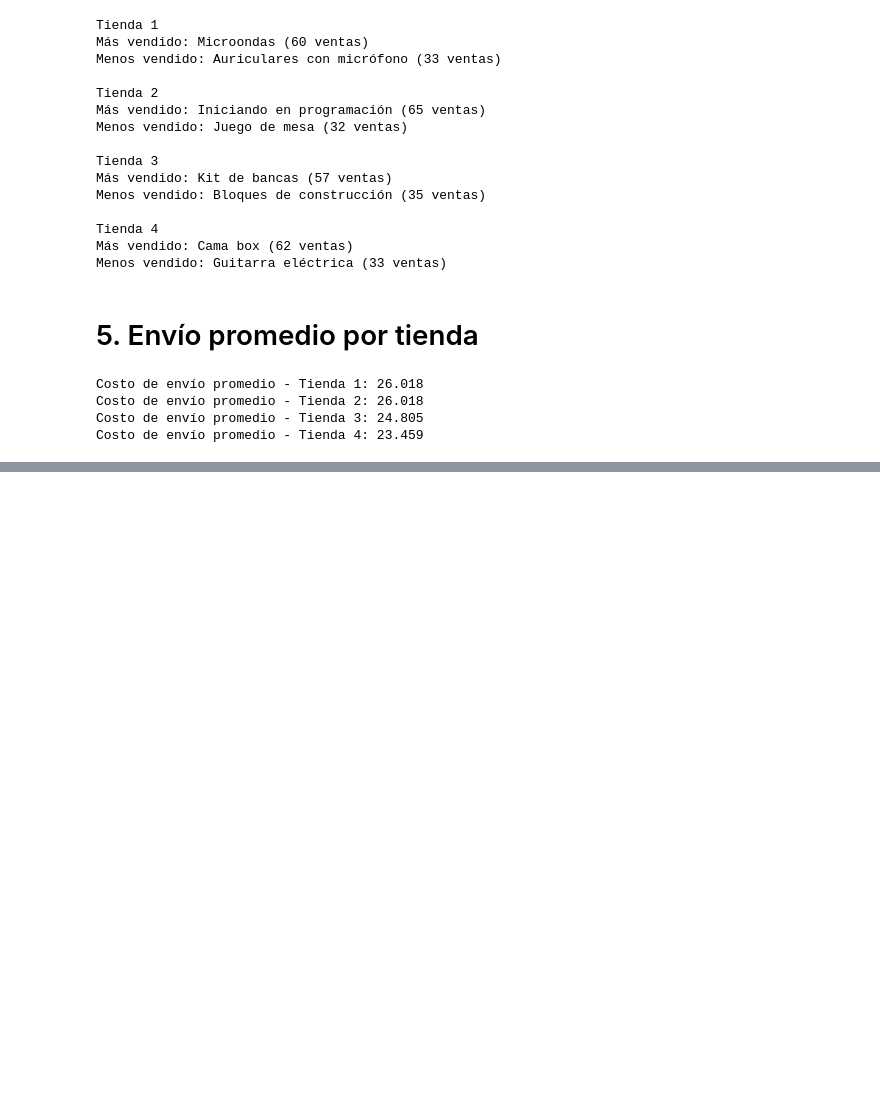
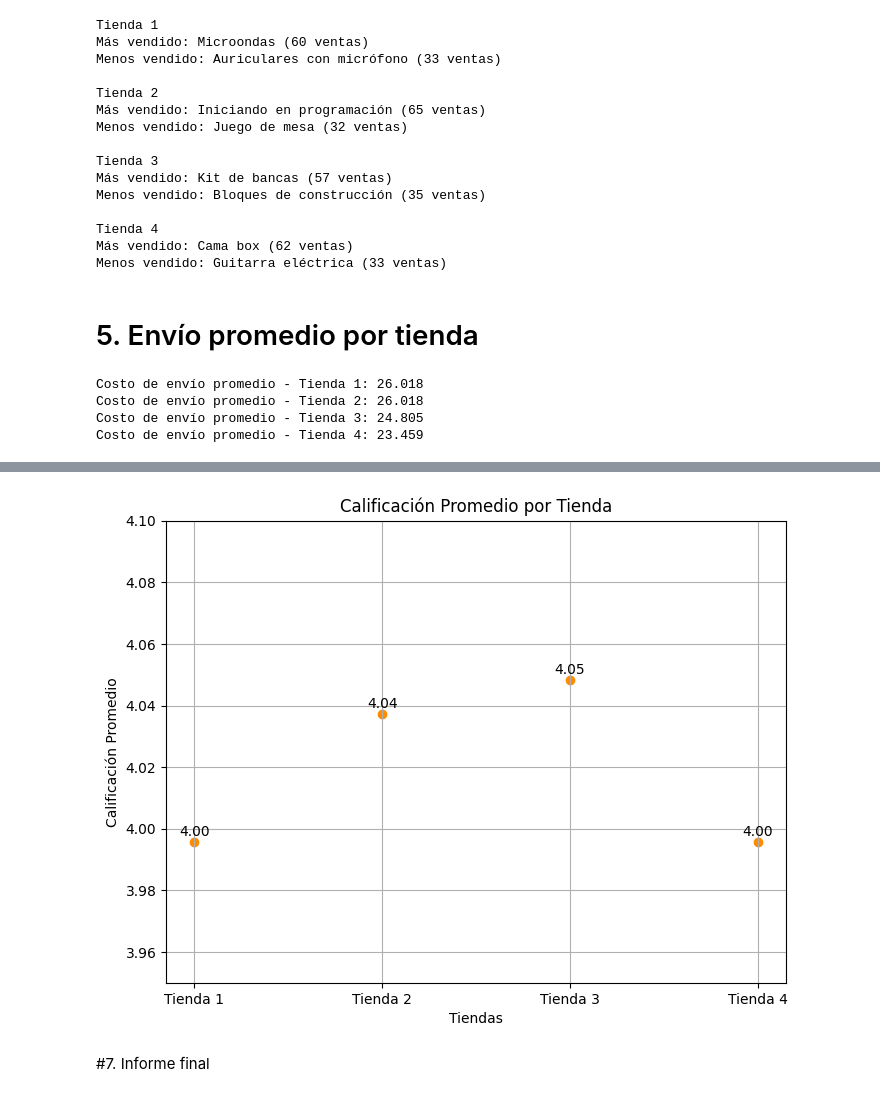
Before and after one commit to RaulMirabal28/base-de-datos-challenge1-latam, a Jupyter notebook: challenge1-data-science-latam/AluraStoreLatam.ipynb, the cells around one changed output, grey strips where cells are left out. Drawn from its saved outputs; the diff is of its cells as text; code cells hidden in the pictures; blank space fills up the shorter version.

Commit message:
Finalización del proyecto

```diff
--- a/challenge1-data-science-latam/AluraStoreLatam.ipynb
+++ b/challenge1-data-science-latam/AluraStoreLatam.ipynb
@@ -158,0 +191,15 @@ plt.bar(x = nombres, height = ingresos)
+# %%
+plt.figure(figsize=(8, 6))
+plt.scatter(tiendas, calificaciones, color='darkorange')
+for i, valor in enumerate(calificaciones):
+    plt.text(tiendas[i], valor + 0.002, f"{valor:.2f}", ha='center')
+plt.title('Calificación Promedio por Tienda')
+plt.xlabel('Tiendas')
+plt.ylabel('Calificación Promedio')
+plt.ylim(3.95, 4.10)
+plt.grid(True)
+plt.show()
+# %% [output]
+[figure, added]
+# %% [markdown]
+#7. Informe final
```
Also changed, not shown: parts of 9 cells of this notebook.
